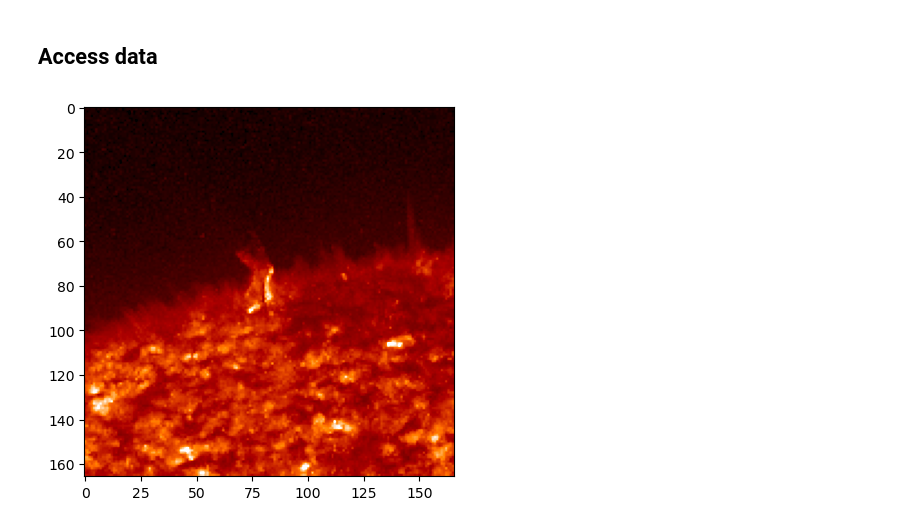
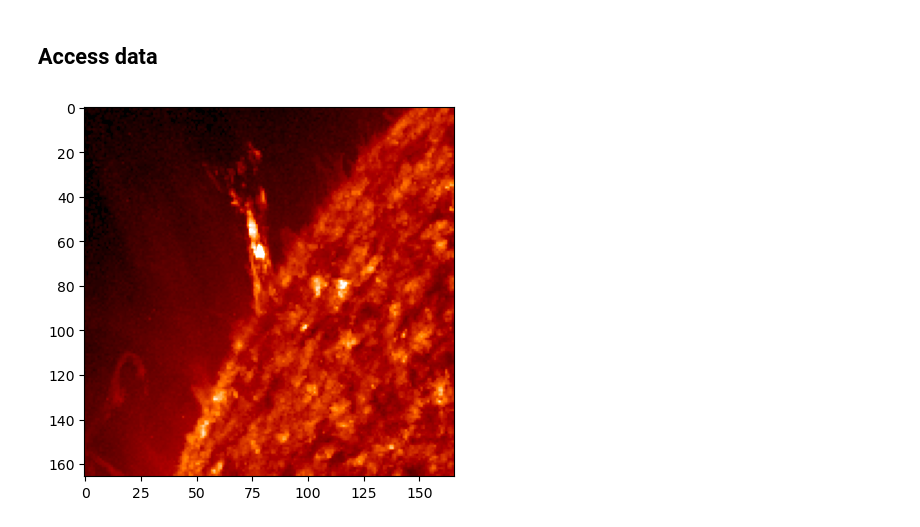
Before and after one commit to CS-433/ml-project-2-jac, a Jupyter notebook: Adrien_messy.ipynb, the cells around one changed output. Cells and saved outputs as stored; diff of their text form; code cells hidden in the pictures.

Commit message:
yeahy we can download data I guess

```diff
--- a/Adrien_messy.ipynb
+++ b/Adrien_messy.ipynb
@@ -69,8 +189,8 @@ for i in events_list.index:
 # %% [markdown]
 ## Access data
 # %%
-archive= np.load("./data1/0.npz")
+archive= np.load("./data1/20.npz")
 array=archive["arr_0"]
 plot_array(array[:,:,20])
 # %% [output]
-[figure, old version]
+[figure, new version]
```
Also changed, not shown: parts of 3 cells of this notebook, 28 other files.
